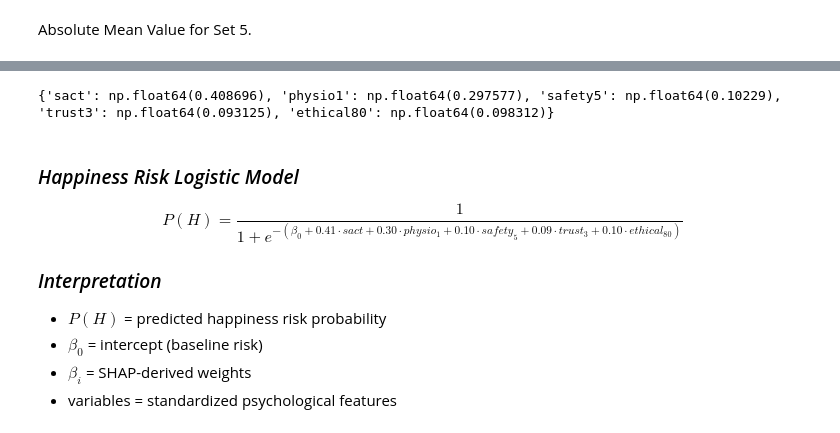
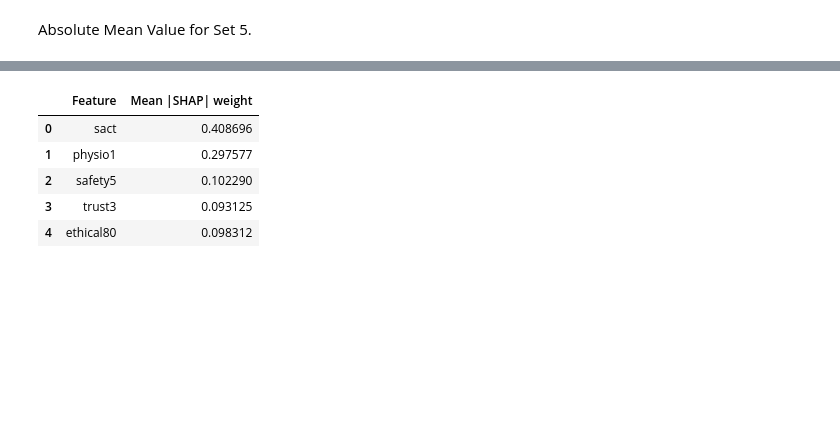
Before and after one commit to DanielChan03/global-happiness-reseach-study, a Jupyter notebook: code/no_sampling/wvs_no_sampling_shap_analysis.ipynb, the cells around one changed output, grey strips where cells are left out. Drawn from its saved outputs; the diff is of its cells as text; code cells hidden in the pictures; blank space fills up the shorter version.

```diff
--- a/code/no_sampling/wvs_no_sampling_shap_analysis.ipynb
+++ b/code/no_sampling/wvs_no_sampling_shap_analysis.ipynb
@@ -199,59 +193,18 @@ set_5_shap_values = set_5_explainer(set_5_X_test)
-# %%
-set_5_shap_weights = evaluation.calculate_shap_weights(set_5_shap_values, data_splits[set_chosen]['feature_columns'])
-
-print(set_5_shap_weights)
-# %% [output]
-{'sact': np.float64(0.408696), 'physio1': np.float64(0.297577), 'safety5': np.float64(0.10229), 'trust3': np.float64(0.093125), 'ethical80': np.float64(0.098312)}
-# %%
-from IPython.display import Markdown
-import re
-
-terms = []
-
-for var, weight in set_5_shap_weights.items():
-
-    match = re.match(r"([a-zA-Z_]+)(\d+)", var)
-
-    if match:
-        name, digits = match.groups()
-        var_latex = f"{name}_{{{digits}}}"
-    else:
-        var_latex = var
-
-    terms.append(f"{weight:.2f} \\cdot {var_latex}")
-
-linear_expr = " + ".join(terms)
-
-# add intercept term
-beta_0 = "\\beta_0"
-
-logit_latex = f"""
-### *Happiness Risk Logistic Model*
-
-$$
-P(H) = \\frac{{1}}{{1 + e^{{-({beta_0} + {linear_expr})}}}}
-$$
-
-
-### *Interpretation*
-- $P(H)$ = predicted happiness risk probability
-- $\\beta_0$ = intercept (baseline risk)
-- $\\beta_i$ = SHAP-derived weights
-- variables = standardized psychological features
-"""
-
-Markdown(logit_latex)
-# %% [output]
-
-### *Happiness Risk Logistic Model*
-
-$$
-P(H) = \frac{1}{1 + e^{-(\beta_0 + 0.41 \cdot sact + 0.30 \cdot physio_{1} + 0.10 \cdot safety_{5} + 0.09 \cdot trust_{3} + 0.10 \cdot ethical_{80})}}
-$$
-
-
-### *Interpretation*
-- $P(H)$ = predicted happiness risk probability
-- $\beta_0$ = intercept (baseline risk)
-- $\beta_i$ = SHAP-derived weights
-- variables = standardized psychological features
+# %%
+import pandas as pd
+
+set_5_shap_weights = evaluation.calculate_shap_weights(set_5_shap_values, data_splits[set_chosen]['feature_columns'])
+
+shap_importance_table = pd.DataFrame({
+    "Feature": list(set_5_shap_weights.keys()),
+    "Mean |SHAP| weight": list(set_5_shap_weights.values())
+})
+
+shap_importance_table
+# %% [output]
+|  | Feature | Mean |SHAP| weight |
+| 0 | sact | 0.408696 |
+| 1 | physio1 | 0.297577 |
+| 2 | safety5 | 0.102290 |
+| 3 | trust3 | 0.093125 |
+| 4 | ethical80 | 0.098312 |
```
Also changed, not shown: parts of 12 cells of this notebook, 1 other file.
